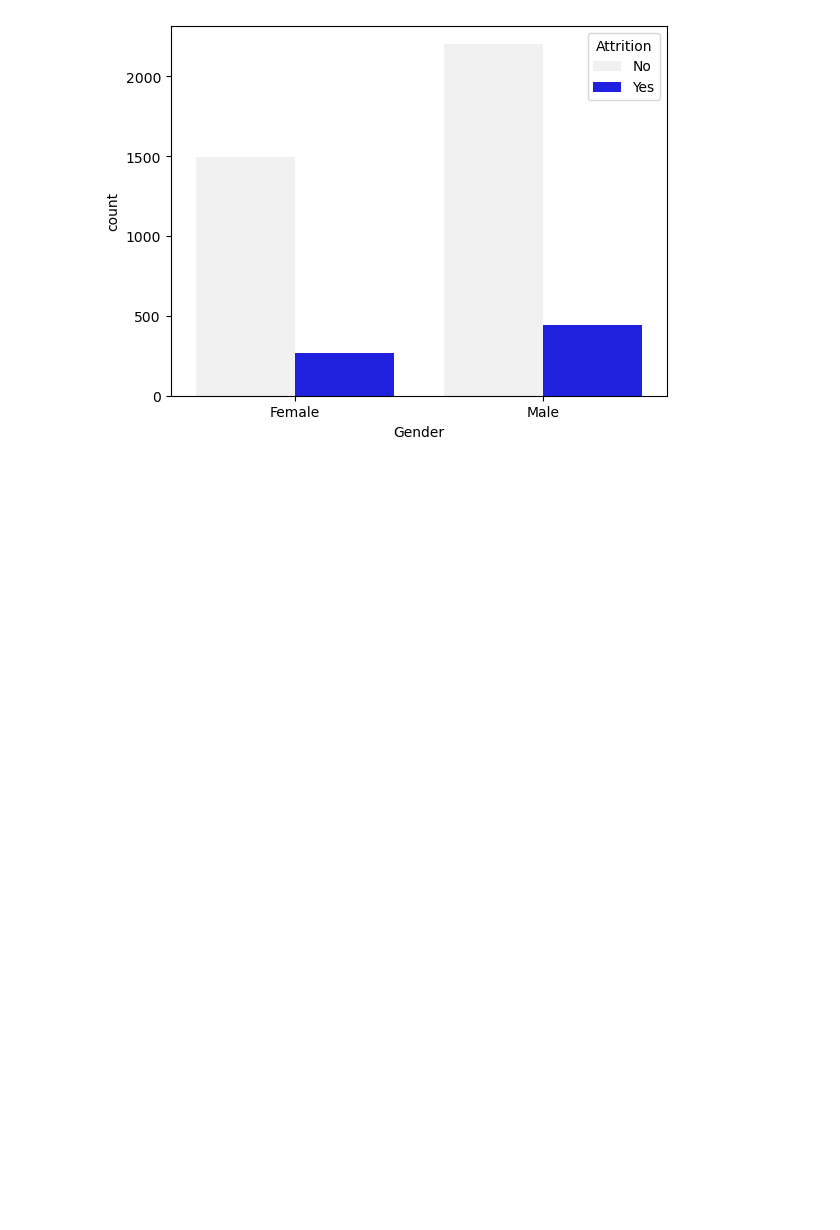
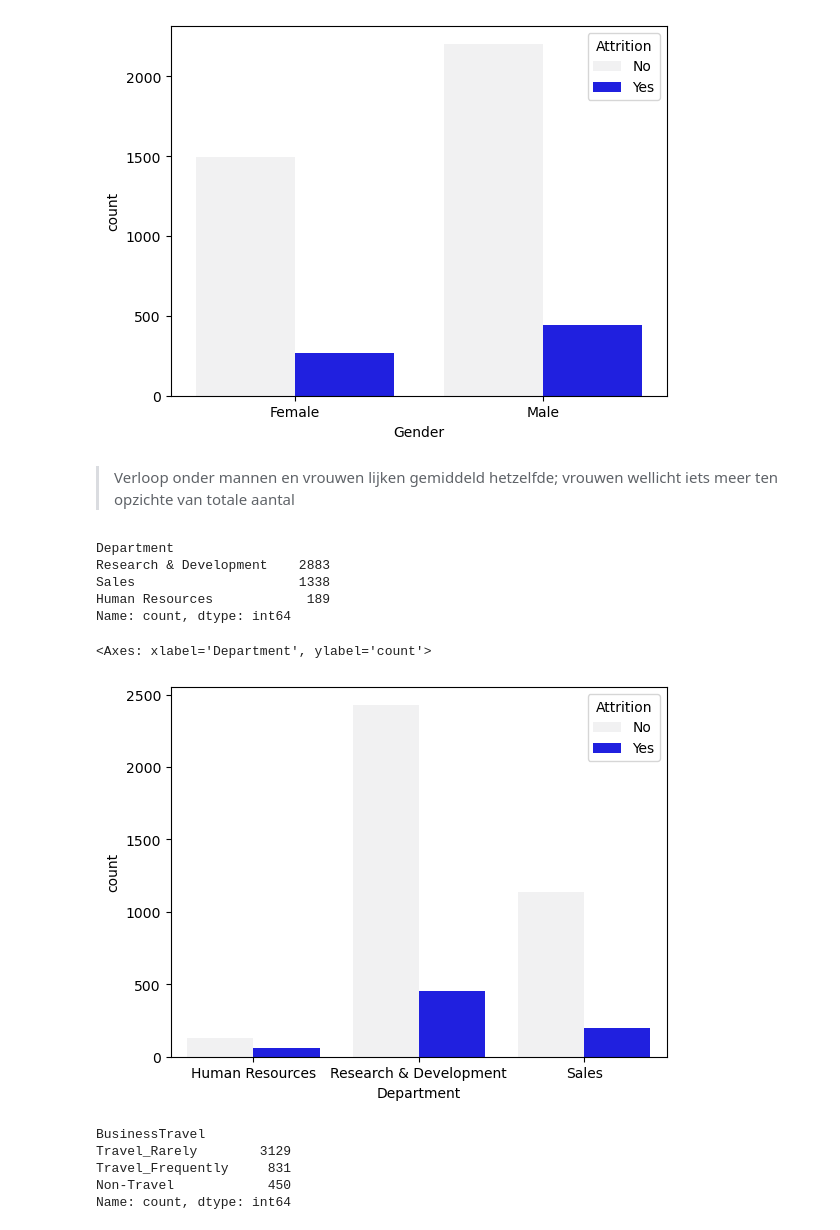
Before and after one commit to SevenNightsDarkCrow/Business_Analytics_I-HR, a Jupyter notebook: Notebooks/Onderzoek.ipynb, the cells around one changed output. Cells and saved outputs as stored; diff of their text form; code cells hidden in the pictures; blank space fills up the shorter version.

```diff
--- a/Notebooks/Onderzoek.ipynb
+++ b/Notebooks/Onderzoek.ipynb
@@ -715,3 +736,31 @@ sns.countplot(
 # %% [output]
 <Axes: xlabel='Gender', ylabel='count'>
 [figure]
+# %% [markdown]
+> Verloop onder mannen en vrouwen lijken gemiddeld hetzelfde; vrouwen wellicht iets meer ten opzichte van totale aantal
+# %%
+data_subset_cat["Department"].value_counts()
+# %% [output]
+Department
+Research & Development    2883
+Sales                     1338
+Human Resources            189
+Name: count, dtype: int64
+# %%
+sns.countplot(
+    data=data_subset_cat,
+    x= data_subset_cat["Department"],
+    hue="Attrition",
+    color="blue"
+    )
+# %% [output]
+<Axes: xlabel='Department', ylabel='count'>
+[figure, added]
+# %%
+data_subset_cat["BusinessTravel"].value_counts()
+# %% [output]
+BusinessTravel
+Travel_Rarely        3129
+Travel_Frequently     831
+Non-Travel            450
+Name: count, dtype: int64
```
Also changed, not shown: parts of 3 cells of this notebook.
